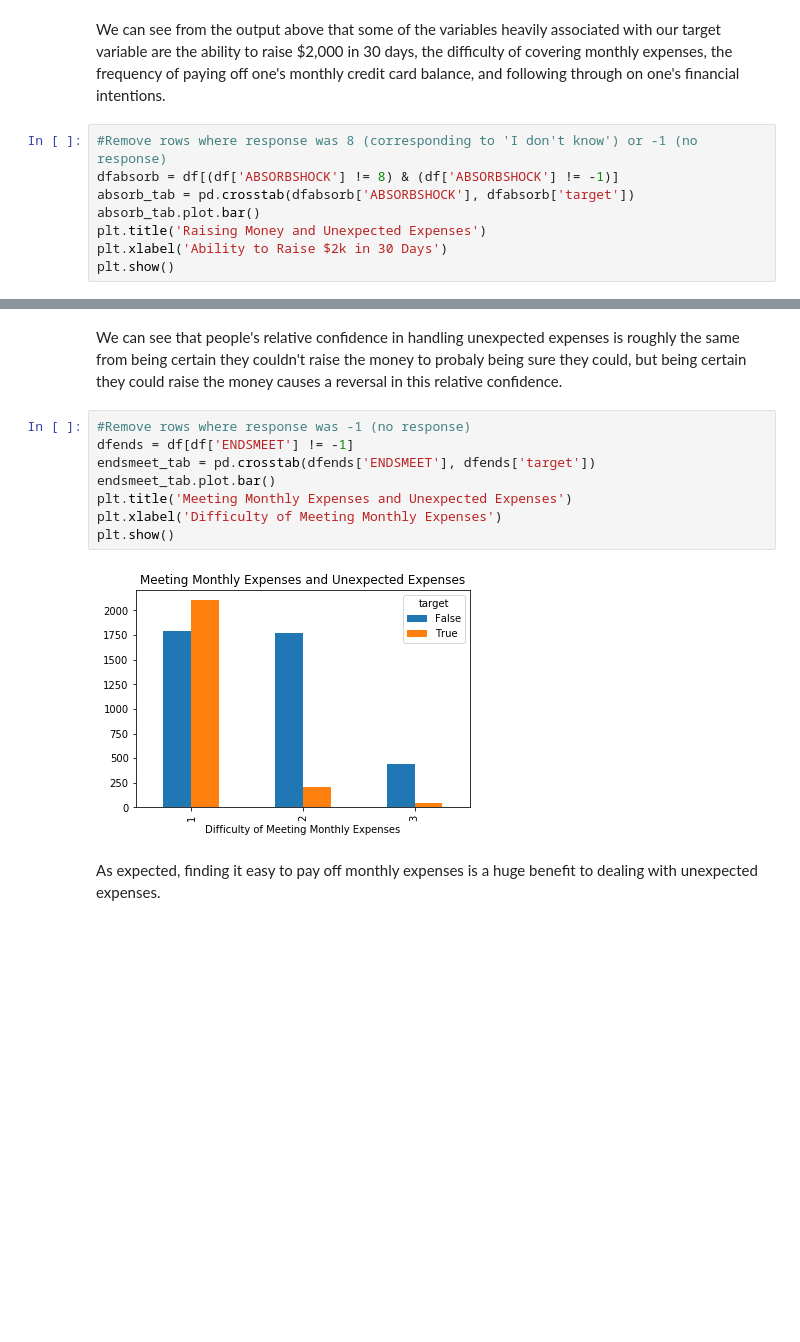
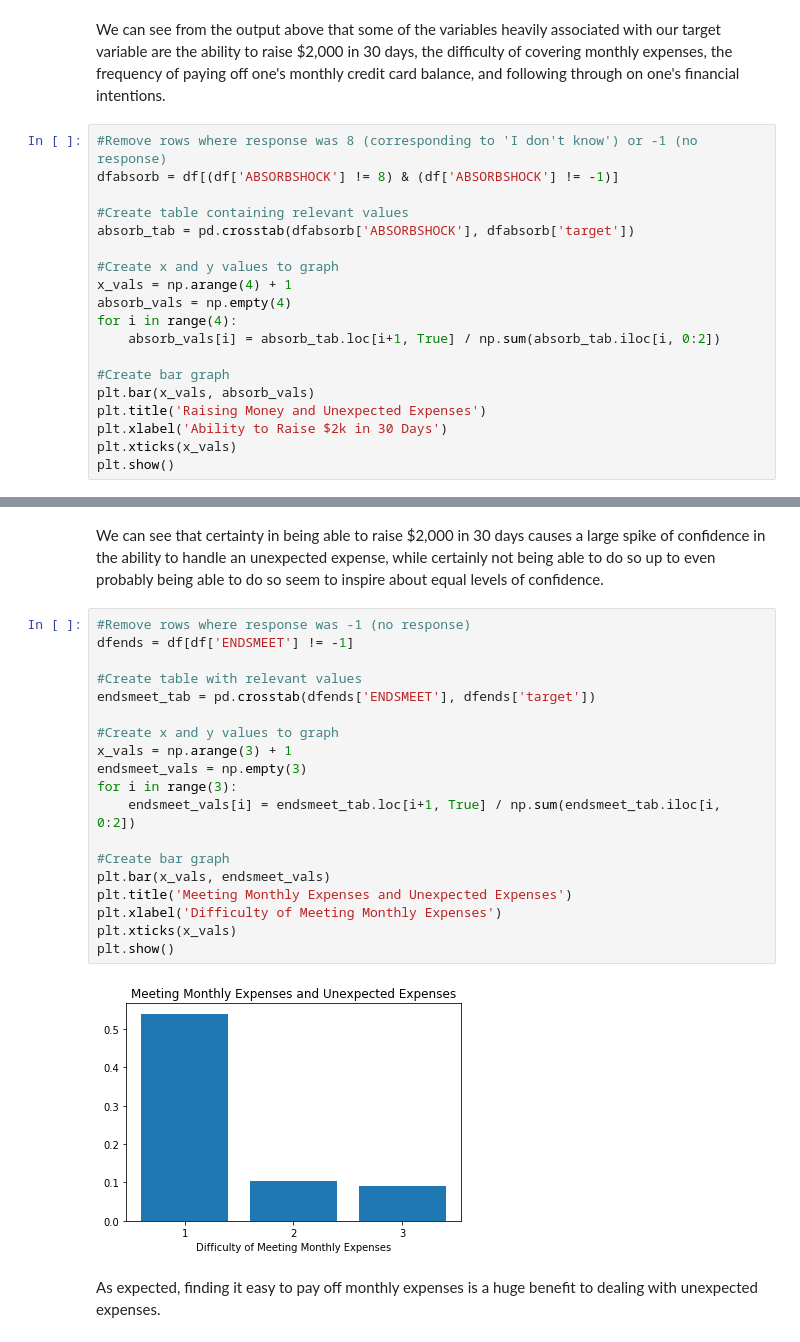
Before and after one commit to hussain-jafari/Springboard, a Jupyter notebook: CapstoneProject1/cfpbdata/DataStorytelling.ipynb, the cells around one changed output, grey strips where cells are left out. Saved outputs shown, nothing was run; the diff lists cells and outputs as text; blank space fills up the shorter version.

```diff
--- a/CapstoneProject1/cfpbdata/DataStorytelling.ipynb
+++ b/CapstoneProject1/cfpbdata/DataStorytelling.ipynb
@@ -42,9 +42,20 @@ We can see from the output above that some of the variables heavily associated w
 # %%
 #Remove rows where response was 8 (corresponding to 'I don't know') or -1 (no response)
 dfabsorb = df[(df['ABSORBSHOCK'] != 8) & (df['ABSORBSHOCK'] != -1)]
+
+#Create table containing relevant values
 absorb_tab = pd.crosstab(dfabsorb['ABSORBSHOCK'], dfabsorb['target'])
-absorb_tab.plot.bar()
+
+#Create x and y values to graph
+x_vals = np.arange(4) + 1
+absorb_vals = np.empty(4)
+for i in range(4):
+    absorb_vals[i] = absorb_tab.loc[i+1, True] / np.sum(absorb_tab.iloc[i, 0:2])
+
+#Create bar graph
+plt.bar(x_vals, absorb_vals)
 plt.title('Raising Money and Unexpected Expenses')
 plt.xlabel('Ability to Raise $2k in 30 Days')
+plt.xticks(x_vals)
 plt.show()
 # %% [output]
@@ -52,15 +63,26 @@ plt.show()
-# %% [markdown]
-We can see that people's relative confidence in handling unexpected expenses is roughly the same from being certain they couldn't raise the money to probaly being sure they could, but being certain they could raise the money causes a reversal in this relative confidence.
+# %% [markdown]
+We can see that certainty in being able to raise $2,000 in 30 days causes a large spike of confidence in the ability to handle an unexpected expense, while certainly not being able to do so up to even probably being able to do so seem to inspire about equal levels of confidence.
 # %%
 #Remove rows where response was -1 (no response)
 dfends = df[df['ENDSMEET'] != -1]
+
+#Create table with relevant values
 endsmeet_tab = pd.crosstab(dfends['ENDSMEET'], dfends['target'])
-endsmeet_tab.plot.bar()
+
+#Create x and y values to graph
+x_vals = np.arange(3) + 1
+endsmeet_vals = np.empty(3)
+for i in range(3):
+    endsmeet_vals[i] = endsmeet_tab.loc[i+1, True] / np.sum(endsmeet_tab.iloc[i, 0:2])
+
+#Create bar graph
+plt.bar(x_vals, endsmeet_vals)
 plt.title('Meeting Monthly Expenses and Unexpected Expenses')
 plt.xlabel('Difficulty of Meeting Monthly Expenses')
+plt.xticks(x_vals)
 plt.show()
 # %% [output]
-[figure, old version]
+[figure, new version]
 # %% [markdown]
 As expected, finding it easy to pay off monthly expenses is a huge benefit to dealing with unexpected expenses.
 # %%
```
Also changed, not shown: parts of 8 cells of this notebook.
